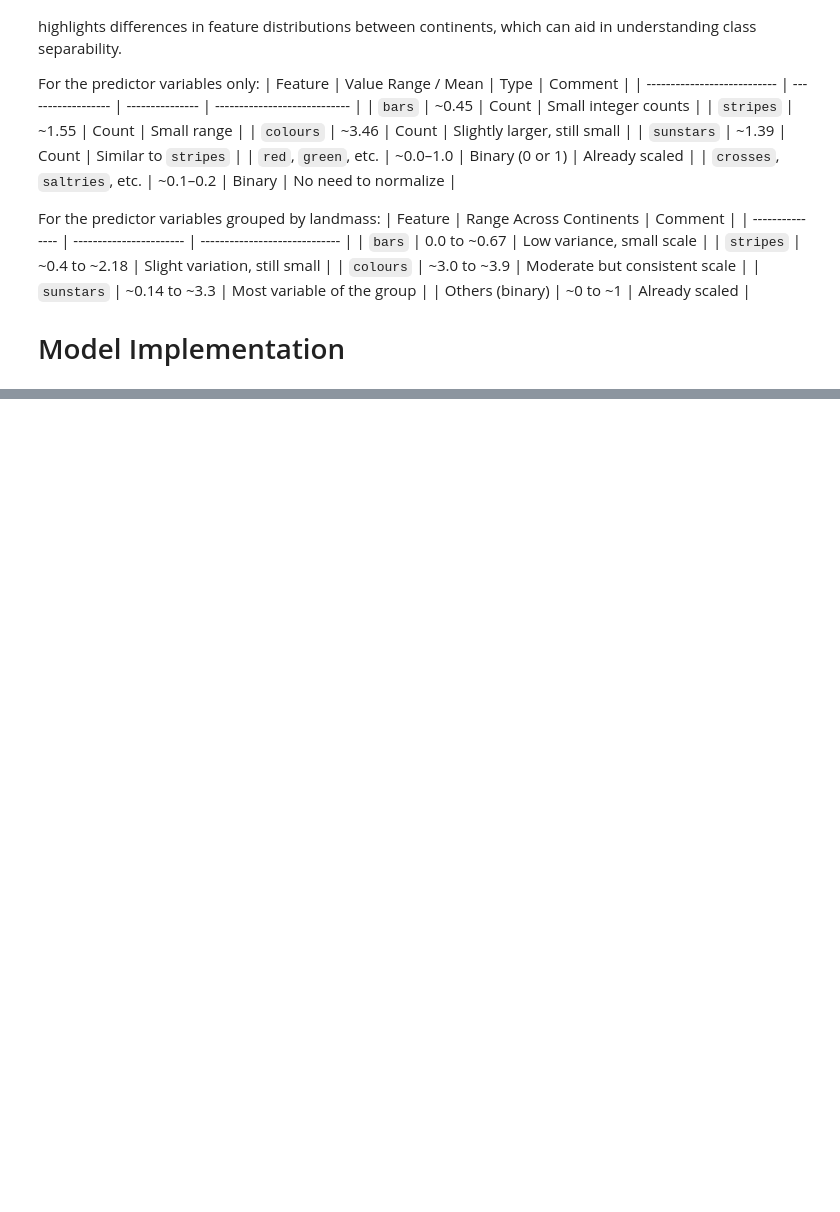
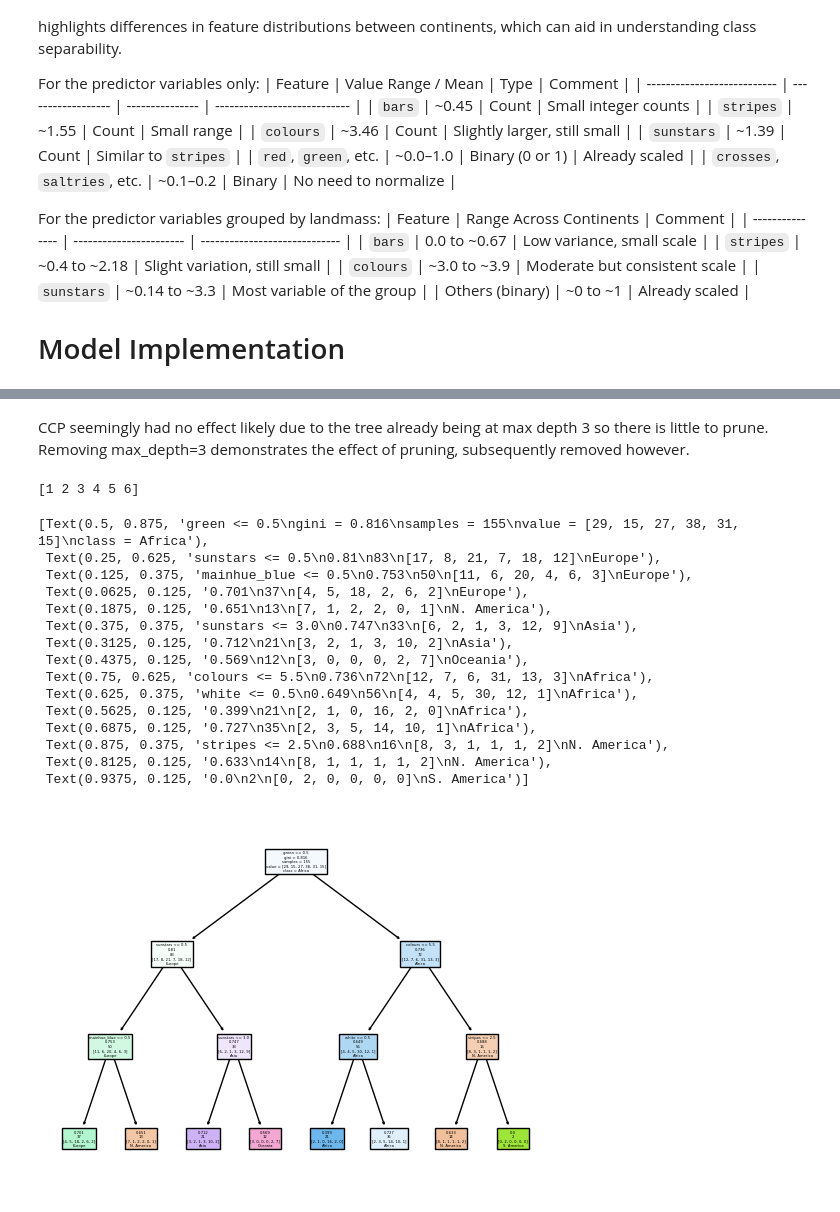
Before and after one commit to JTrehan1/MachineLearningPortfolio, a Jupyter notebook: DecisionTrees/FlagClassification.ipynb, the cells around one changed output, grey strips where cells are left out. Drawn from its saved outputs; the diff is of its cells as text; code cells hidden in the pictures; blank space fills up the shorter version.

```diff
--- a/DecisionTrees/FlagClassification.ipynb
+++ b/DecisionTrees/FlagClassification.ipynb
@@ -181,0 +229,51 @@ plt.plot(depths, acc_depth)
+# %% [markdown]
+CCP seemingly had no effect likely due to the tree already being at max depth 3 so there is little to prune. Removing max_depth=3 demonstrates the effect of pruning, subsequently removed however.
+# %%
+# Final model fitting
+dt = DecisionTreeClassifier(max_depth=3, ccp_alpha=0)
+dt.fit(x_train, y_train)
+y_pred = dt.predict(x_test)
+# %%
+print(dt.classes_)
+# %% [output]
+[1 2 3 4 5 6]
+# %%
+# Map class labels 1–6 to continent names
+label_to_name = {
+    1: "N. America",
+    2: "S. America",
+    3: "Europe",
+    4: "Africa",
+    5: "Asia",
+    6: "Oceania"
+}
+
+# Convert dt.classes_ (e.g., [1,2,3,4,5,6]) to their string labels in order
+class_names_list = [label_to_name[label] for label in dt.classes_]
+
+
+tree.plot_tree(
+    dt,
+    feature_names=X.columns,
+    class_names=class_names_list,
+    max_depth = 3,
+    label='root',
+    filled=True
+)
+# %% [output]
+[Text(0.5, 0.875, 'green <= 0.5\ngini = 0.816\nsamples = 155\nvalue = [29, 15, 27, 38, 31, 15]\nclass = Africa'),
+ Text(0.25, 0.625, 'sunstars <= 0.5\n0.81\n83\n[17, 8, 21, 7, 18, 12]\nEurope'),
+ Text(0.125, 0.375, 'mainhue_blue <= 0.5\n0.753\n50\n[11, 6, 20, 4, 6, 3]\nEurope'),
+ Text(0.0625, 0.125, '0.701\n37\n[4, 5, 18, 2, 6, 2]\nEurope'),
+ Text(0.1875, 0.125, '0.651\n13\n[7, 1, 2, 2, 0, 1]\nN. America'),
+ Text(0.375, 0.375, 'sunstars <= 3.0\n0.747\n33\n[6, 2, 1, 3, 12, 9]\nAsia'),
+ Text(0.3125, 0.125, '0.712\n21\n[3, 2, 1, 3, 10, 2]\nAsia'),
+ Text(0.4375, 0.125, '0.569\n12\n[3, 0, 0, 0, 2, 7]\nOceania'),
+ Text(0.75, 0.625, 'colours <= 5.5\n0.736\n72\n[12, 7, 6, 31, 13, 3]\nAfrica'),
+ Text(0.625, 0.375, 'white <= 0.5\n0.649\n56\n[4, 4, 5, 30, 12, 1]\nAfrica'),
+ Text(0.5625, 0.125, '0.399\n21\n[2, 1, 0, 16, 2, 0]\nAfrica'),
+ Text(0.6875, 0.125, '0.727\n35\n[2, 3, 5, 14, 10, 1]\nAfrica'),
+ Text(0.875, 0.375, 'stripes <= 2.5\n0.688\n16\n[8, 3, 1, 1, 1, 2]\nN. America'),
+ Text(0.8125, 0.125, '0.633\n14\n[8, 1, 1, 1, 1, 2]\nN. America'),
+ Text(0.9375, 0.125, '0.0\n2\n[0, 2, 0, 0, 0, 0]\nS. America')]
+[figure, added]
```
Also changed, not shown: parts of 7 cells of this notebook.
